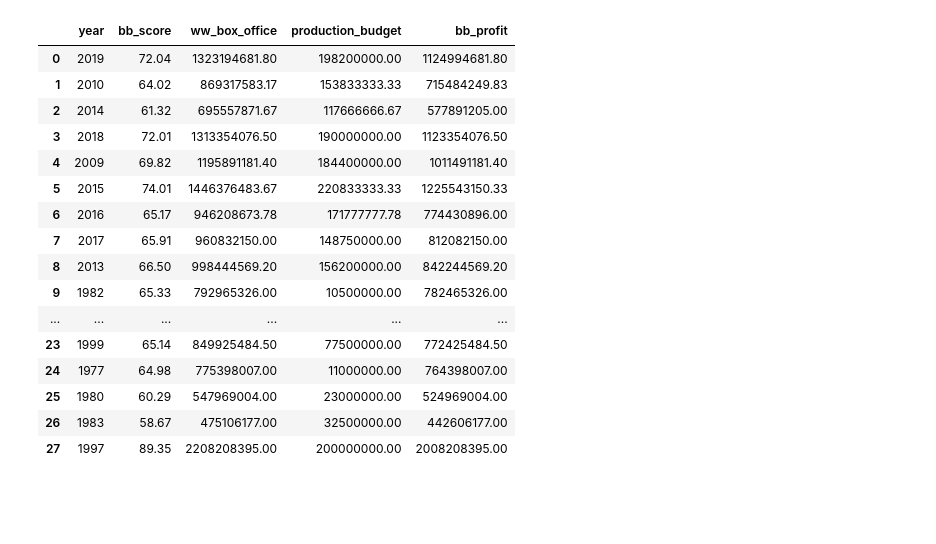
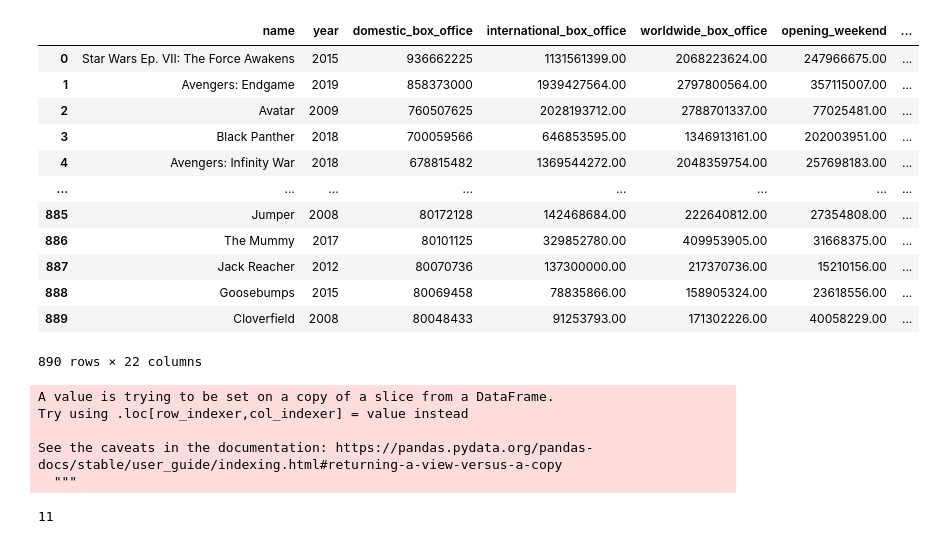
Before and after one commit to armaandave/BracketBox, a Jupyter notebook: nbs/average_table_maker.ipynb, the cells around one changed output. Drawn from its saved outputs; the diff is of its cells as text; code cells hidden in the pictures; blank space fills up the shorter version.

```diff
--- a/nbs/average_table_maker.ipynb
+++ b/nbs/average_table_maker.ipynb
@@ -5,36 +1,22 @@ from tqdm.notebook import tqdm
-# %%
-def get_yearly_avgs():
-    df = pd.read_csv('/Users/armaan/src/bbox/mdata/final_result/master_table.csv')
-
-    years_avgs = []
-    for yr in df.year.unique():
-        yr_avg = {'year' : yr}
-        yr_avg['bb_score'] = df[df.year == yr].bb_score.mean()
-        yr_avg['ww_box_office'] = df[df.year == yr].worldwide_box_office.mean()
-        yr_avg['production_budget'] = df[df.year == yr].production_budget.mean()
-        yr_avg['bb_profit'] = df[df.year == yr].bb_profit.mean()
-
-        years_avgs.append(yr_avg)
-
-    return pd.DataFrame(years_avgs)
-
-dfyears = get_yearly_avgs()
-dfyears
-# %% [output]
-|  | year | bb_score | ww_box_office | production_budget | bb_profit |
-| 0 | 2019 | 72.04 | 1323194681.80 | 198200000.00 | 1124994681.80 |
-| 1 | 2010 | 64.02 | 869317583.17 | 153833333.33 | 715484249.83 |
-| 2 | 2014 | 61.32 | 695557871.67 | 117666666.67 | 577891205.00 |
-| 3 | 2018 | 72.01 | 1313354076.50 | 190000000.00 | 1123354076.50 |
-| 4 | 2009 | 69.82 | 1195891181.40 | 184400000.00 | 1011491181.40 |
-| 5 | 2015 | 74.01 | 1446376483.67 | 220833333.33 | 1225543150.33 |
-| 6 | 2016 | 65.17 | 946208673.78 | 171777777.78 | 774430896.00 |
-| 7 | 2017 | 65.91 | 960832150.00 | 148750000.00 | 812082150.00 |
-| 8 | 2013 | 66.50 | 998444569.20 | 156200000.00 | 842244569.20 |
-| 9 | 1982 | 65.33 | 792965326.00 | 10500000.00 | 782465326.00 |
-| ... | ... | ... | ... | ... | ... |
-| 23 | 1999 | 65.14 | 849925484.50 | 77500000.00 | 772425484.50 |
-| 24 | 1977 | 64.98 | 775398007.00 | 11000000.00 | 764398007.00 |
-| 25 | 1980 | 60.29 | 547969004.00 | 23000000.00 | 524969004.00 |
-| 26 | 1983 | 58.67 | 475106177.00 | 32500000.00 | 442606177.00 |
-| 27 | 1997 | 89.35 | 2208208395.00 | 200000000.00 | 2008208395.00 |
+# %%
+#imports
+import pandas as pd
+from tqdm.notebook import tqdm
+pd.set_option('display.float_format', lambda x: '%.2f' % x)
+df = pd.read_csv('/Users/armaan/src/bbox/mdata/final_result/master_table.csv')
+df.drop(["bb_profit_multiple_score", "bb_profit_multiple"], axis=1, inplace = True)
+df
+# %% [output]
+|  | name | year | domestic_box_office | international_box_office | worldwide_box_office | opening_weekend | ... |
+| 0 | Star Wars Ep. VII: The Force Awakens | 2015 | 936662225 | 1131561399.00 | 2068223624.00 | 247966675.00 | ... |
+| 1 | Avengers: Endgame | 2019 | 858373000 | 1939427564.00 | 2797800564.00 | 357115007.00 | ... |
+| 2 | Avatar | 2009 | 760507625 | 2028193712.00 | 2788701337.00 | 77025481.00 | ... |
+| 3 | Black Panther | 2018 | 700059566 | 646853595.00 | 1346913161.00 | 202003951.00 | ... |
+| 4 | Avengers: Infinity War | 2018 | 678815482 | 1369544272.00 | 2048359754.00 | 257698183.00 | ... |
+| ... | ... | ... | ... | ... | ... | ... | ... |
+| 885 | Jumper | 2008 | 80172128 | 142468684.00 | 222640812.00 | 27354808.00 | ... |
+| 886 | The Mummy | 2017 | 80101125 | 329852780.00 | 409953905.00 | 31668375.00 | ... |
+| 887 | Jack Reacher | 2012 | 80070736 | 137300000.00 | 217370736.00 | 15210156.00 | ... |
+| 888 | Goosebumps | 2015 | 80069458 | 78835866.00 | 158905324.00 | 23618556.00 | ... |
+| 889 | Cloverfield | 2008 | 80048433 | 91253793.00 | 171302226.00 | 40058229.00 | ... |
+890 rows × 22 columns
@@ -40,0 +32,17 @@ dfyears
+# %%
+genres = df.genre.unique()
+dfs = []
+for g in genres:
+    dfgenre = df[df.genre == g]
+    dfgenre['binned'] = pd.cut(dfgenre['year'], bins)
+    dfgmean = dfgenre.groupby('binned').mean()
+    dfgmean['genre'] = g
+    dfs.append(dfgmean)
+len(dfs)
+# %% [output]
+A value is trying to be set on a copy of a slice from a DataFrame.
+Try using .loc[row_indexer,col_indexer] = value instead
+
+See the caveats in the documentation: https://pandas.pydata.org/pandas-docs/stable/user_guide/indexing.html#returning-a-view-versus-a-copy
+  """
+11
```
Also changed, not shown: parts of 9 cells of this notebook, 13 other files.
